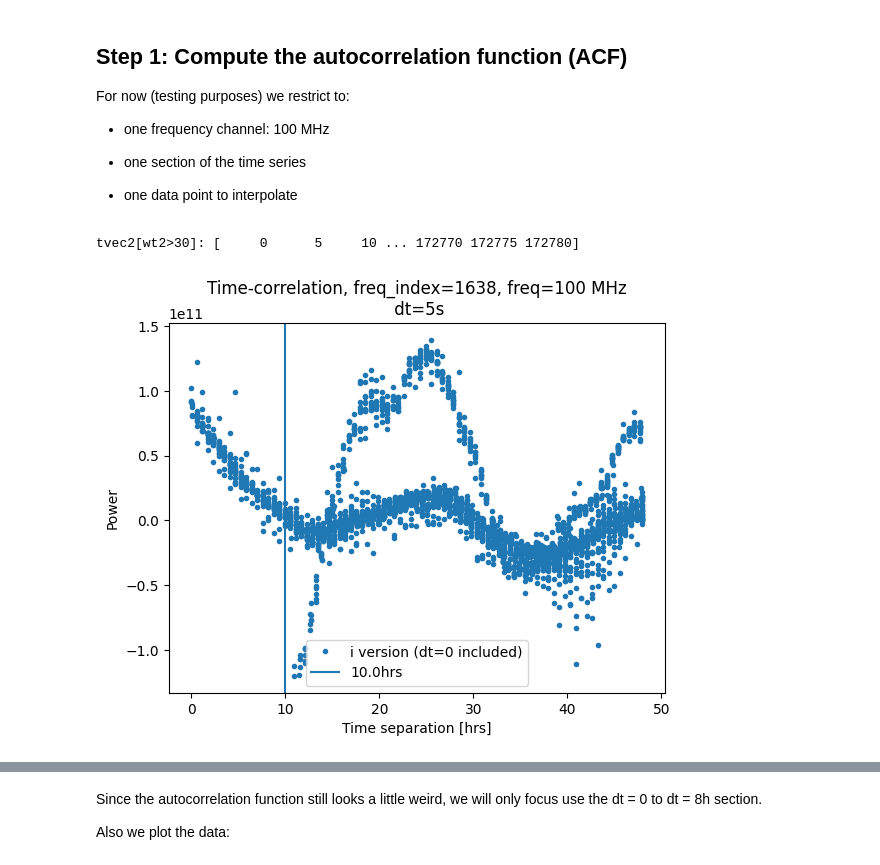
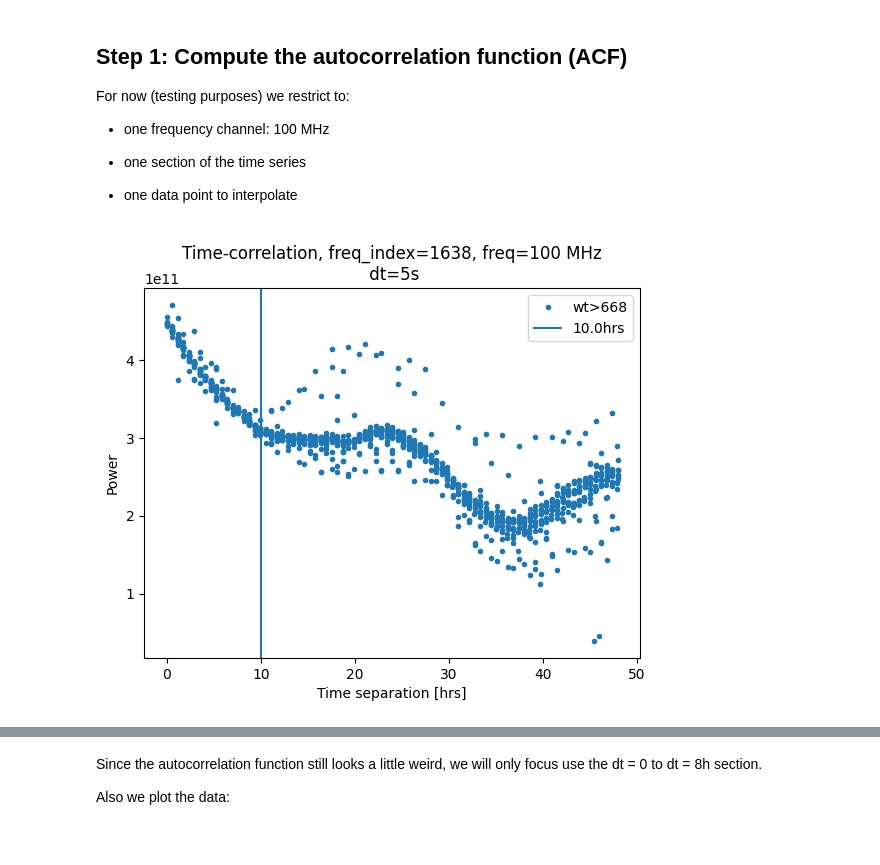
Before and after one commit to PRIZM-Experiment/prizm-calibration, a Jupyter notebook: Kriging.ipynb, the cells around one changed output, grey strips where cells are left out. Cells and saved outputs as stored; diff of their text form; code cells hidden in the pictures.

```diff
--- a/Kriging.ipynb
+++ b/Kriging.ipynb
@@ -56,12 +58,15 @@ TypeError: object of type 'NoneType' has no len()
 np.save(datadir+'shortdata_2021_100MHz_NS_mask.npy',save_mask)
 # %%
-datadir = '../test_data/2021/100MHz/NS/'
+year = '2021'
+instrument = '100MHz'
+channel = 'EW'
 
-save_mask = np.load(datadir+'shortdata_2021_100MHz_NS_mask.npy')
-dat=np.load(datadir+'shortdata_meas_2021_100MHz_NS.npy')[save_mask]
-lst=np.load(datadir+'shortlst_2021_100MHz_NS.npy')[save_mask]
-t=np.load(datadir+'shortsystime_2021_100MHz_NS.npy')[save_mask]
+datadir = '../test_data/'+year+'/'+instrument+'/'+channel+'/'
 
+save_mask = np.load(datadir+'shortdata_'+year+'_'+instrument+'_'+channel+'_mask.npy')
+dat=np.load(datadir+'shortdata_meas_'+year+'_'+instrument+'_'+channel+'.npy')[save_mask]
+lst=np.load(datadir+'shortlst_'+year+'_'+instrument+'_'+channel+'.npy')[save_mask]
+t=np.load(datadir+'shortsystime_'+year+'_'+instrument+'_'+channel+'.npy')[save_mask]
 # dat_nomask = np.load(datadir+'shortdata_meas_2021_100MHz_NS.npy')
 # lst_nomask = np.load(datadir+'shortlst_2021_100MHz_NS.npy')
 # t_nomask = np.load(datadir+'shortsystime_2021_100MHz_NS.npy')
@@ -102,8 +87,10 @@ For now (testing purposes) we restrict to:
 
 - one data point to interpolate
 # %%
-tmax=1.6374e9
-tmin=1.6365e9
+# tmax=1.6374e9
+# tmin=1.6365e9
+tmax=np.inf
+tmin=0
 
 mask=(t>tmin)&(t<tmax)
 tt=t[mask]
@@ -113,38 +100,38 @@ ll=lst[mask]
 ''' Set frequency here'''
 freq = 100 # MHz
 freq_index = int(freq/freqstep)
 '''-----------------------------'''
 
 dt=5 # seconds
 plt.clf()
 
 # tot,wt=make_acf((dd[:,freq_index]-dd[:,freq_index].mean()),tt,dt=dt,tmax=2*86400)
 tot2,wt2=make_acf_alt(dd[:,freq_index]-dd[:,freq_index].mean(),tt,dt=dt,tmax=2*86400)
 # tot,wt=make_acf(dd-dd.mean(),tt,dt=dt,tmax=2*86400)
 # tvec=np.arange(len(tot))*dt
 tvec2=np.arange(len(tot2))*dt
 # mm=wt>30
-mm2=wt2>30
+wt_crt = int(0.065*len(ll))
+mm2=wt2>wt_crt
 # print('tvec[wt>30]:',tvec[mm])
-print('tvec2[wt2>30]:',tvec2[mm2])
+# print('tvec2[wt2>30]:',tvec2[mm2])
 
-plt.plot(tvec2[mm2]/3600,(tot2[mm2]/wt2[mm2]),'.',label='i version (dt=0 included)')
+plt.plot(tvec2[mm2]/3600,(tot2[mm2]/wt2[mm2]),'.',label='wt>'+str(wt_crt))
 # plt.plot(tvec[mm]/3600,(tot[mm]/wt[mm]),'.',label='i+1 version')
 
 '''Set dtmax here -- i.e. the section of the ACF data used to fit a function'''
 dtmax = 10*3600 # seconds
 '''------------------------------------'''
 
 plt.axvline(x=dtmax/3600,label=str(dtmax/3600)+'hrs')
 
 plt.title('Time-correlation, freq_index='+str(freq_index)+', freq='+str(freq)+' MHz\n dt='+str(dt)+'s')
 plt.ylabel('Power')
 plt.xlabel('Time separation [hrs]')
 plt.legend()
 plt.show()
 # %% [output]
-tvec2[wt2>30]: [     0      5     10 ... 172770 172775 172780]
-[figure, old version]
+[figure, new version]
 # %%
 plt.plot(tvec2[mm2][tvec2[mm2]<60],(tot2[mm2]/wt2[mm2])[tvec2[mm2]<60],'.',label='i version (dt=0 included)')
 
```
Also changed, not shown: parts of 16 cells of this notebook, 3 other files.
